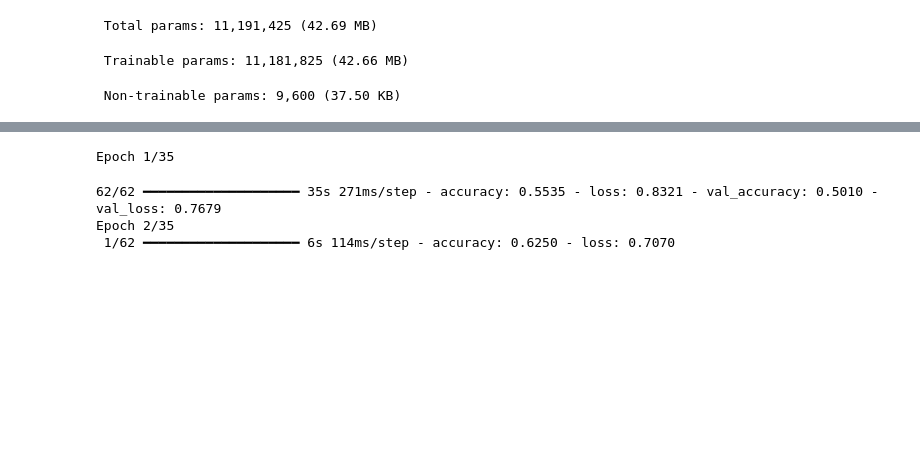
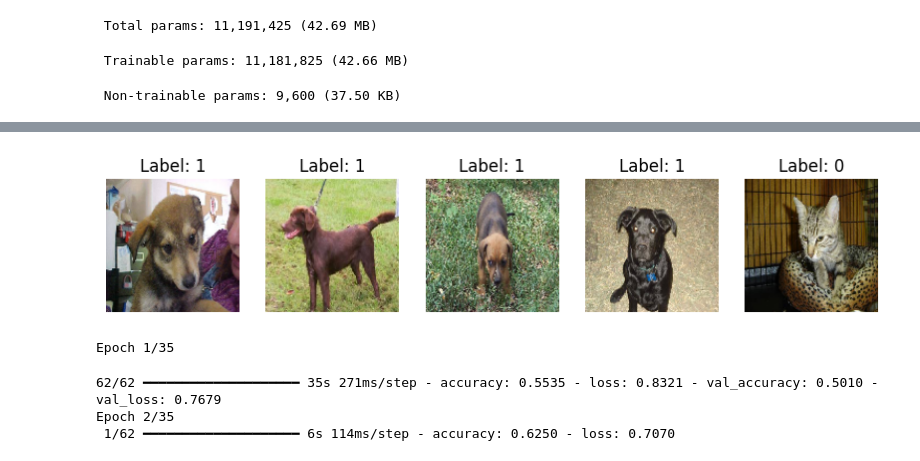
Before and after one commit to salmanbhatti87/CodeSoft, a Jupyter notebook: Resnet25_without_augmentation.ipynb, the cells around one changed output, grey strips where cells are left out. Drawn from its saved outputs; the diff is of its cells as text; code cells hidden in the pictures; blank space fills up the shorter version.

```diff
--- a/Resnet25_without_augmentation.ipynb
+++ b/Resnet25_without_augmentation.ipynb
@@ -73,5 +78,6 @@ Contents: ['train', 'vectorize.py', 'validation']
 # %%
 # Image Data Generators (without augmentation)
+from tensorflow.keras.preprocessing.image import ImageDataGenerator
 train_datagen = ImageDataGenerator(rescale=1./255)
 val_datagen = ImageDataGenerator(rescale=1./255)
 validation_datagen = ImageDataGenerator(rescale=1.0/255)
@@ -82,7 +88,7 @@ train_data = train_datagen.flow_from_directory(
 )
 
 validation_data = validation_datagen.flow_from_directory(
-    validation_dir, target_size=(128, 128), batch_size=32, class_mode='binary'
+    val_dir, target_size=(128, 128), batch_size=32, class_mode='binary'
 )
 # %% [output]
 Found 2000 images belonging to 2 classes.
@@ -183,3 +203,17 @@ Model: "functional_1"
+# %%
+# Get one batch of images and labels
+images, labels = next(validation_data)
+
+# Plot first 5 images
+plt.figure(figsize=(10,5))
+for i in range(5):
+    plt.subplot(1, 5, i+1)
+    plt.imshow(images[i])
+    plt.axis('off')
+    plt.title(f"Label: {int(labels[i])}")
+plt.show()
+# %% [output]
+[figure, added]
 # %%
 # Train the model
 history = model.fit(
```
Also changed, not shown: parts of 4 cells of this notebook.
